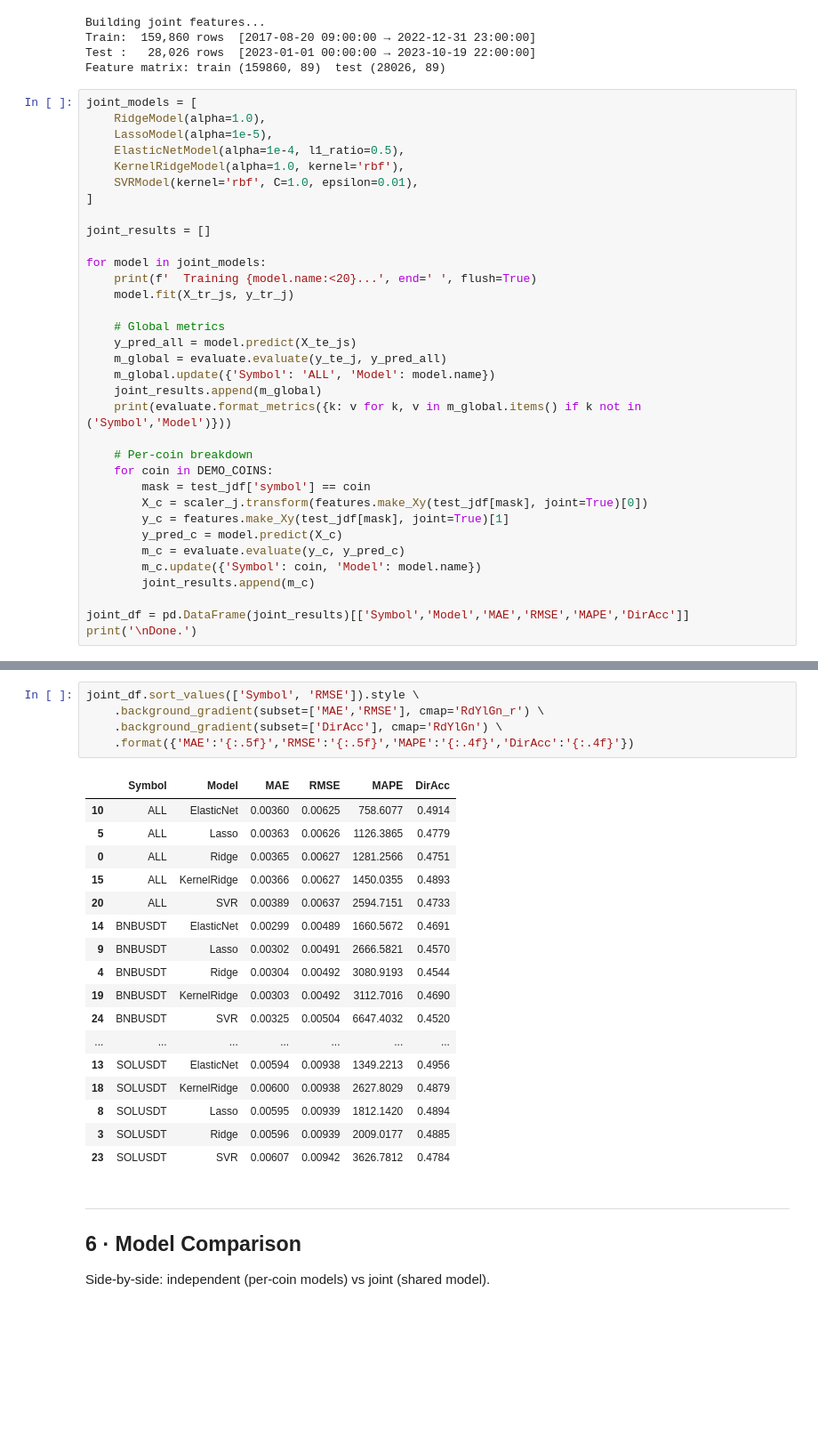
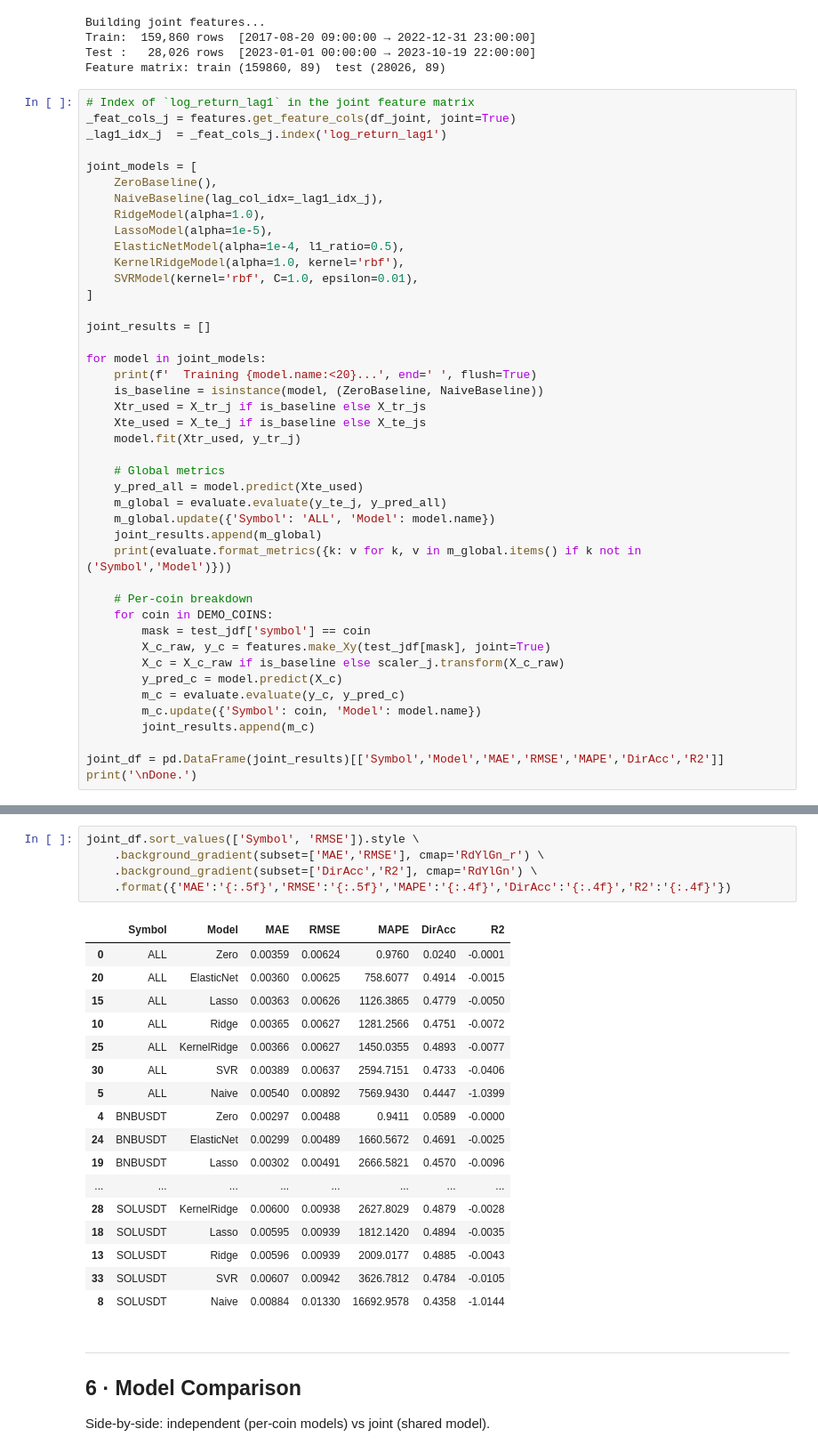
Before and after one commit to Allliance/price-modeling, a Jupyter notebook: notebook.ipynb, the cells around one changed output, grey strips where cells are left out. Shown at 89% size. Drawn from its saved outputs; the diff is of its cells as text; blank space fills up the shorter version.

```diff
--- a/notebook.ipynb
+++ b/notebook.ipynb
@@ -325,7 +340,13 @@ Train:  159,860 rows  [2017-08-20 09:00:00 → 2022-12-31 23:00:00]
 Test :   28,026 rows  [2023-01-01 00:00:00 → 2023-10-19 22:00:00]
 Feature matrix: train (159860, 89)  test (28026, 89)
 # %%
+# Index of `log_return_lag1` in the joint feature matrix
+_feat_cols_j = features.get_feature_cols(df_joint, joint=True)
+_lag1_idx_j  = _feat_cols_j.index('log_return_lag1')
+
 joint_models = [
+    ZeroBaseline(),
+    NaiveBaseline(lag_col_idx=_lag1_idx_j),
     RidgeModel(alpha=1.0),
     LassoModel(alpha=1e-5),
     ElasticNetModel(alpha=1e-4, l1_ratio=0.5),
@@ -337,10 +358,13 @@ joint_results = []
 
 for model in joint_models:
     print(f'  Training {model.name:<20}...', end=' ', flush=True)
-    model.fit(X_tr_js, y_tr_j)
+    is_baseline = isinstance(model, (ZeroBaseline, NaiveBaseline))
+    Xtr_used = X_tr_j if is_baseline else X_tr_js
+    Xte_used = X_te_j if is_baseline else X_te_js
+    model.fit(Xtr_used, y_tr_j)
 
     # Global metrics
-    y_pred_all = model.predict(X_te_js)
+    y_pred_all = model.predict(Xte_used)
     m_global = evaluate.evaluate(y_te_j, y_pred_all)
     m_global.update({'Symbol': 'ALL', 'Model': model.name})
     joint_results.append(m_global)
@@ -349,13 +373,13 @@ for model in joint_models:
     # Per-coin breakdown
     for coin in DEMO_COINS:
         mask = test_jdf['symbol'] == coin
-        X_c = scaler_j.transform(features.make_Xy(test_jdf[mask], joint=True)[0])
-        y_c = features.make_Xy(test_jdf[mask], joint=True)[1]
+        X_c_raw, y_c = features.make_Xy(test_jdf[mask], joint=True)
+        X_c = X_c_raw if is_baseline else scaler_j.transform(X_c_raw)
         y_pred_c = model.predict(X_c)
         m_c = evaluate.evaluate(y_c, y_pred_c)
         m_c.update({'Symbol': coin, 'Model': model.name})
         joint_results.append(m_c)
 
-joint_df = pd.DataFrame(joint_results)[['Symbol','Model','MAE','RMSE','MAPE','DirAcc']]
+joint_df = pd.DataFrame(joint_results)[['Symbol','Model','MAE','RMSE','MAPE','DirAcc','R2']]
 print('\nDone.')
 # %% [output]
@@ -369,26 +395,26 @@ Done.
 # %%
 joint_df.sort_values(['Symbol', 'RMSE']).style \
     .background_gradient(subset=['MAE','RMSE'], cmap='RdYlGn_r') \
-    .background_gradient(subset=['DirAcc'], cmap='RdYlGn') \
-    .format({'MAE':'{:.5f}','RMSE':'{:.5f}','MAPE':'{:.4f}','DirAcc':'{:.4f}'})
+    .background_gradient(subset=['DirAcc','R2'], cmap='RdYlGn') \
+    .format({'MAE':'{:.5f}','RMSE':'{:.5f}','MAPE':'{:.4f}','DirAcc':'{:.4f}','R2':'{:.4f}'})
 # %% [output]
-|  | Symbol | Model | MAE | RMSE | MAPE | DirAcc |
-| 10 | ALL | ElasticNet | 0.00360 | 0.00625 | 758.6077 | 0.4914 |
-| 5 | ALL | Lasso | 0.00363 | 0.00626 | 1126.3865 | 0.4779 |
-| 0 | ALL | Ridge | 0.00365 | 0.00627 | 1281.2566 | 0.4751 |
-| 15 | ALL | KernelRidge | 0.00366 | 0.00627 | 1450.0355 | 0.4893 |
-| 20 | ALL | SVR | 0.00389 | 0.00637 | 2594.7151 | 0.4733 |
-| 14 | BNBUSDT | ElasticNet | 0.00299 | 0.00489 | 1660.5672 | 0.4691 |
-| 9 | BNBUSDT | Lasso | 0.00302 | 0.00491 | 2666.5821 | 0.4570 |
-| 4 | BNBUSDT | Ridge | 0.00304 | 0.00492 | 3080.9193 | 0.4544 |
-| 19 | BNBUSDT | KernelRidge | 0.00303 | 0.00492 | 3112.7016 | 0.4690 |
-| 24 | BNBUSDT | SVR | 0.00325 | 0.00504 | 6647.4032 | 0.4520 |
-| ... | ... | ... | ... | ... | ... | ... |
-| 13 | SOLUSDT | ElasticNet | 0.00594 | 0.00938 | 1349.2213 | 0.4956 |
-| 18 | SOLUSDT | KernelRidge | 0.00600 | 0.00938 | 2627.8029 | 0.4879 |
-| 8 | SOLUSDT | Lasso | 0.00595 | 0.00939 | 1812.1420 | 0.4894 |
-| 3 | SOLUSDT | Ridge | 0.00596 | 0.00939 | 2009.0177 | 0.4885 |
-| 23 | SOLUSDT | SVR | 0.00607 | 0.00942 | 3626.7812 | 0.4784 |
+|  | Symbol | Model | MAE | RMSE | MAPE | DirAcc | R2 |
+| 0 | ALL | Zero | 0.00359 | 0.00624 | 0.9760 | 0.0240 | -0.0001 |
+| 20 | ALL | ElasticNet | 0.00360 | 0.00625 | 758.6077 | 0.4914 | -0.0015 |
+| 15 | ALL | Lasso | 0.00363 | 0.00626 | 1126.3865 | 0.4779 | -0.0050 |
+| 10 | ALL | Ridge | 0.00365 | 0.00627 | 1281.2566 | 0.4751 | -0.0072 |
+| 25 | ALL | KernelRidge | 0.00366 | 0.00627 | 1450.0355 | 0.4893 | -0.0077 |
+| 30 | ALL | SVR | 0.00389 | 0.00637 | 2594.7151 | 0.4733 | -0.0406 |
+| 5 | ALL | Naive | 0.00540 | 0.00892 | 7569.9430 | 0.4447 | -1.0399 |
+| 4 | BNBUSDT | Zero | 0.00297 | 0.00488 | 0.9411 | 0.0589 | -0.0000 |
+| 24 | BNBUSDT | ElasticNet | 0.00299 | 0.00489 | 1660.5672 | 0.4691 | -0.0025 |
+| 19 | BNBUSDT | Lasso | 0.00302 | 0.00491 | 2666.5821 | 0.4570 | -0.0096 |
+| ... | ... | ... | ... | ... | ... | ... | ... |
+| 28 | SOLUSDT | KernelRidge | 0.00600 | 0.00938 | 2627.8029 | 0.4879 | -0.0028 |
+| 18 | SOLUSDT | Lasso | 0.00595 | 0.00939 | 1812.1420 | 0.4894 | -0.0035 |
+| 13 | SOLUSDT | Ridge | 0.00596 | 0.00939 | 2009.0177 | 0.4885 | -0.0043 |
+| 33 | SOLUSDT | SVR | 0.00607 | 0.00942 | 3626.7812 | 0.4784 | -0.0105 |
+| 8 | SOLUSDT | Naive | 0.00884 | 0.01330 | 16692.9578 | 0.4358 | -1.0144 |
 # %% [markdown]
 ---
 ## 6 · Model Comparison
```
Also changed, not shown: parts of 10 cells of this notebook, 2 other files.
